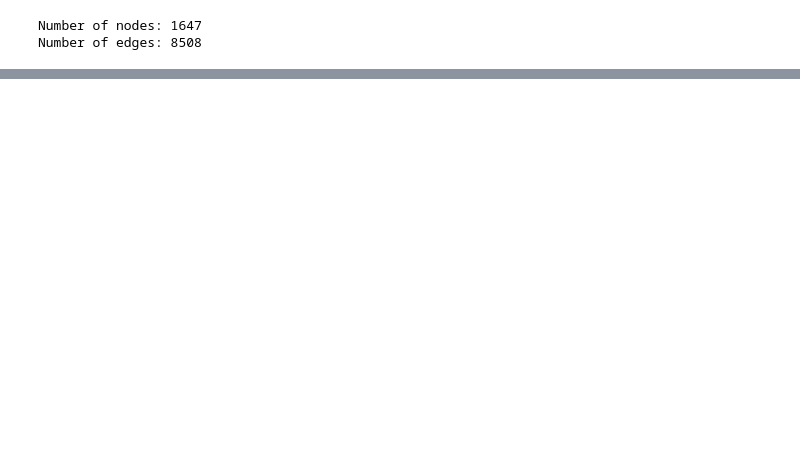
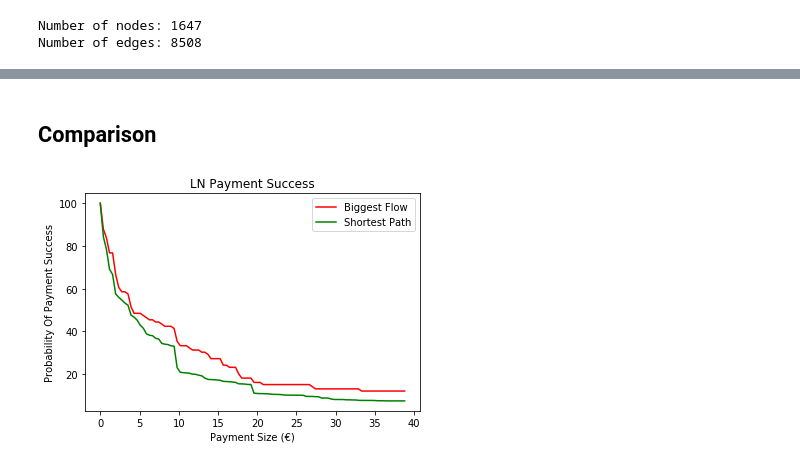
Before and after one commit to jsmvalente/lightningRoutingStudy, a Jupyter notebook: notebooks/flowStudy_v2.ipynb, the cells around one changed output, grey strips where cells are left out. Saved outputs shown, nothing was run; the diff lists cells and outputs as text; code cells hidden in the pictures; blank space fills up the shorter version.

```diff
--- a/notebooks/flowStudy_v2.ipynb
+++ b/notebooks/flowStudy_v2.ipynb
@@ -124,0 +152,15 @@ plt.show()
+# %% [markdown]
+## Comparison
+# %%
+#Compare the two graphs
+
+plt.title("LN Payment Success")
+plt.ylabel("Probability Of Payment Success")
+plt.xlabel("Payment Size (€)")
+
+plt.plot(paymentSizeFlow, paymentProbFlow, 'r', label="Biggest Flow")
+plt.plot(paymentSizePath, paymentProbPath, 'g', label="Shortest Path")
+plt.legend()
+plt.show()
+# %% [output]
+[figure, added]
```
Also changed, not shown: parts of 6 cells of this notebook.
